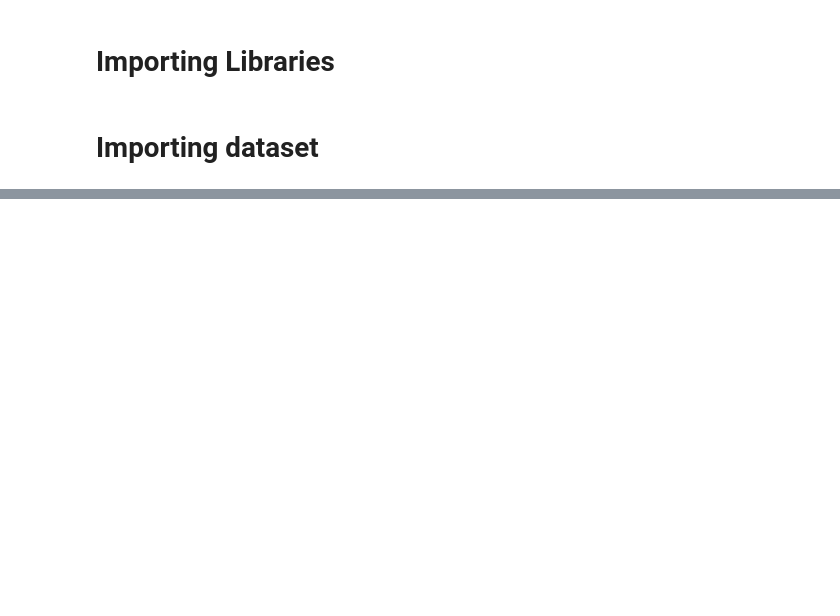
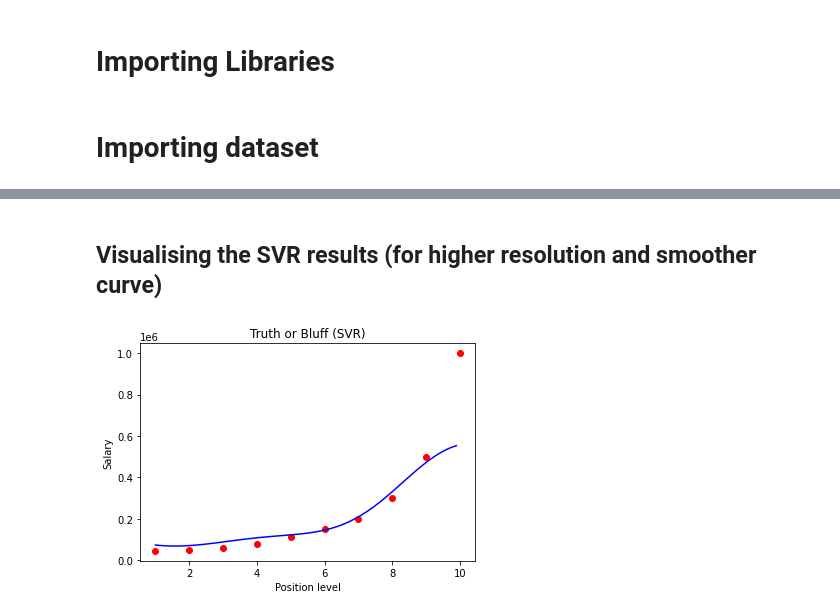
Before and after one commit to developergaurav77/Machine-Learning-A-Z-Hands-On-Python-Course, a Jupyter notebook: 1 Regression/Support Vector Regression (SVR).ipynb, the cells around one changed output, grey strips where cells are left out. Saved outputs shown, nothing was run; the diff lists cells and outputs as text; code cells hidden in the pictures; blank space fills up the shorter version.

```diff
--- a/1 Regression/Support Vector Regression (SVR).ipynb
+++ b/1 Regression/Support Vector Regression (SVR).ipynb
@@ -11,0 +117,13 @@ df.head()
+# %% [markdown]
+## Visualising the SVR results (for higher resolution and smoother curve)
+# %%
+X_grid = np.arange(min(ss_x.inverse_transform(X)), max(ss_x.inverse_transform(X)), 0.1)
+X_grid = X_grid.reshape((len(X_grid), 1))
+plt.scatter(ss_x.inverse_transform(X), ss_y.inverse_transform(y), color = 'red')
+plt.plot(X_grid, ss_y.inverse_transform(regressor.predict(ss_x.transform(X_grid))), color = 'blue')
+plt.title('Truth or Bluff (SVR)')
+plt.xlabel('Position level')
+plt.ylabel('Salary')
+plt.show()
+# %% [output]
+[figure, added]
```
Also changed, not shown: parts of 15 cells of this notebook.
